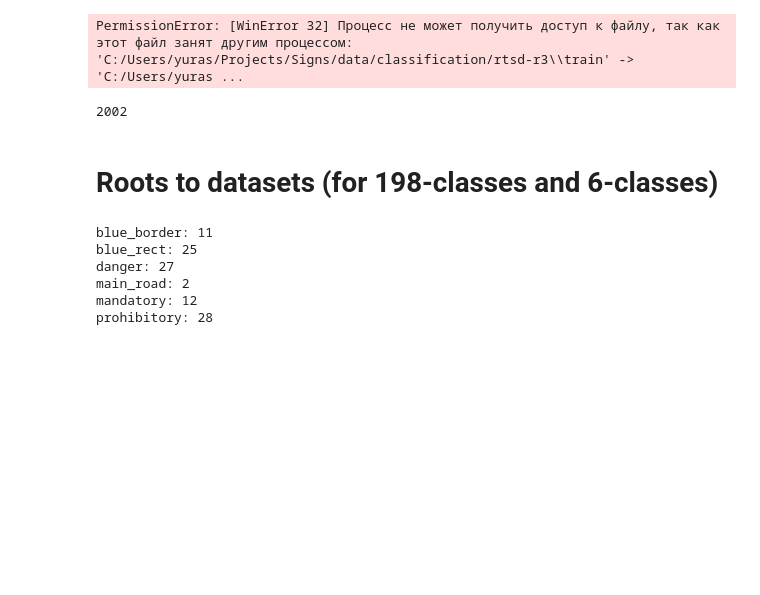
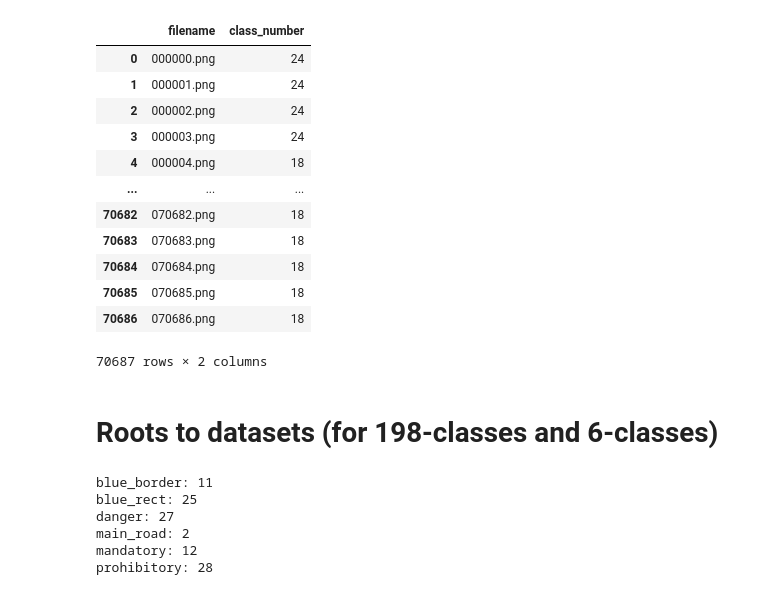
Before and after one commit to yursur/Traffic_sign_detection_pytorch, a Jupyter notebook: notebooks/Signs.ipynb, the cells around one changed output. Cells and saved outputs as stored; diff of their text form; code cells hidden in the pictures; blank space fills up the shorter version.

```diff
--- a/notebooks/Signs.ipynb
+++ b/notebooks/Signs.ipynb
@@ -71,8 +83,3 @@ if not os.path.exists(new_train_path):
     os.mkdir(new_train_path)
 if not os.path.exists(new_test_path):
     os.mkdir(new_test_path)
-# %%
-for img in train_imgs:
-    os.replace(old_train_path, new_train_path)
-# %% [output]
-PermissionError: [WinError 32] Процесс не может получить доступ к файлу, так как этот файл занят другим процессом: 'C:/Users/yuras/Projects/Signs/data/classification/rtsd-r3\\train' -> 'C:/Users/yuras ...
@@ -82,5 +85,0 @@ for img in test_imgs:
-# %%
-len(test_imgs)
-# test_imgs
-# %% [output]
-2002
@@ -87,3 +96,19 @@ len(test_imgs)
+# %%
+train_gt
+# %% [output]
+|  | filename | class_number |
+| 0 | 000000.png | 24 |
+| 1 | 000001.png | 24 |
+| 2 | 000002.png | 24 |
+| 3 | 000003.png | 24 |
+| 4 | 000004.png | 18 |
+| ... | ... | ... |
+| 70682 | 070682.png | 18 |
+| 70683 | 070683.png | 18 |
+| 70684 | 070684.png | 18 |
+| 70685 | 070685.png | 18 |
+| 70686 | 070686.png | 18 |
+70687 rows × 2 columns
 # %%
 class SmoothedValue(object):
     """Track a series of values and provide access to smoothed values over a
```
Also changed, not shown: parts of 11 cells of this notebook.
